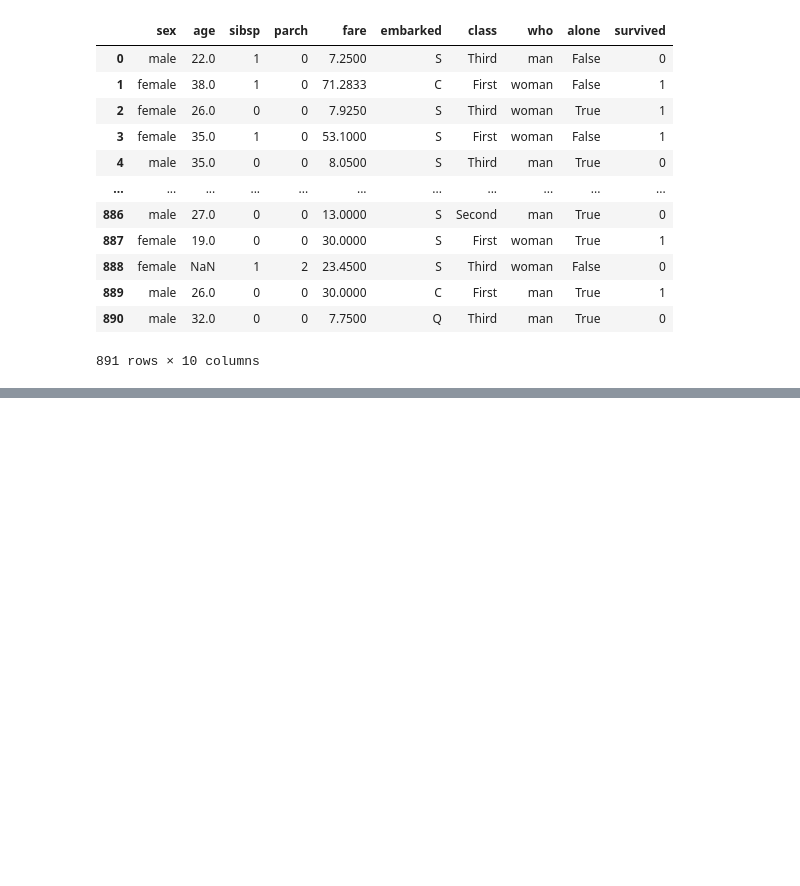
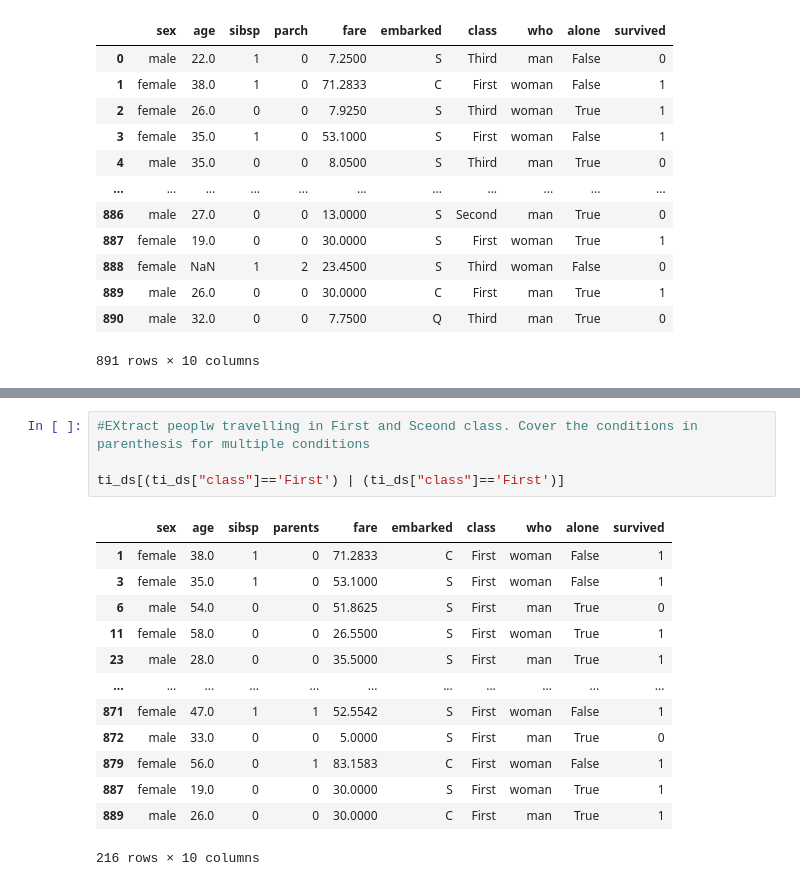
Before and after one commit to iampawankc/NLP, a Jupyter notebook: Libraries/pandas_df.ipynb, the cells around one changed output, grey strips where cells are left out. Saved outputs shown, nothing was run; the diff lists cells and outputs as text; blank space fills up the shorter version.

```diff
--- a/Libraries/pandas_df.ipynb
+++ b/Libraries/pandas_df.ipynb
@@ -656,0 +738,18 @@ ti_ds.dropna(how='any') #Even if a single column is null in a row, the entire ro
+# %%
+#EXtract peoplw travelling in First and Sceond class. Cover the conditions in parenthesis for multiple conditions
+
+ti_ds[(ti_ds["class"]=='First') | (ti_ds["class"]=='First')]
+# %% [output]
+|  | sex | age | sibsp | parents | fare | embarked | class | who | alone | survived |
+| 1 | female | 38.0 | 1 | 0 | 71.2833 | C | First | woman | False | 1 |
+| 3 | female | 35.0 | 1 | 0 | 53.1000 | S | First | woman | False | 1 |
+| 6 | male | 54.0 | 0 | 0 | 51.8625 | S | First | man | True | 0 |
+| 11 | female | 58.0 | 0 | 0 | 26.5500 | S | First | woman | True | 1 |
+| 23 | male | 28.0 | 0 | 0 | 35.5000 | S | First | man | True | 1 |
+| ... | ... | ... | ... | ... | ... | ... | ... | ... | ... | ... |
+| 871 | female | 47.0 | 1 | 1 | 52.5542 | S | First | woman | False | 1 |
+| 872 | male | 33.0 | 0 | 0 | 5.0000 | S | First | man | True | 0 |
+| 879 | female | 56.0 | 0 | 1 | 83.1583 | C | First | woman | False | 1 |
+| 887 | female | 19.0 | 0 | 0 | 30.0000 | S | First | woman | True | 1 |
+| 889 | male | 26.0 | 0 | 0 | 30.0000 | C | First | man | True | 1 |
+216 rows × 10 columns
```
Also changed, not shown: parts of 28 cells of this notebook, 42 other files.
